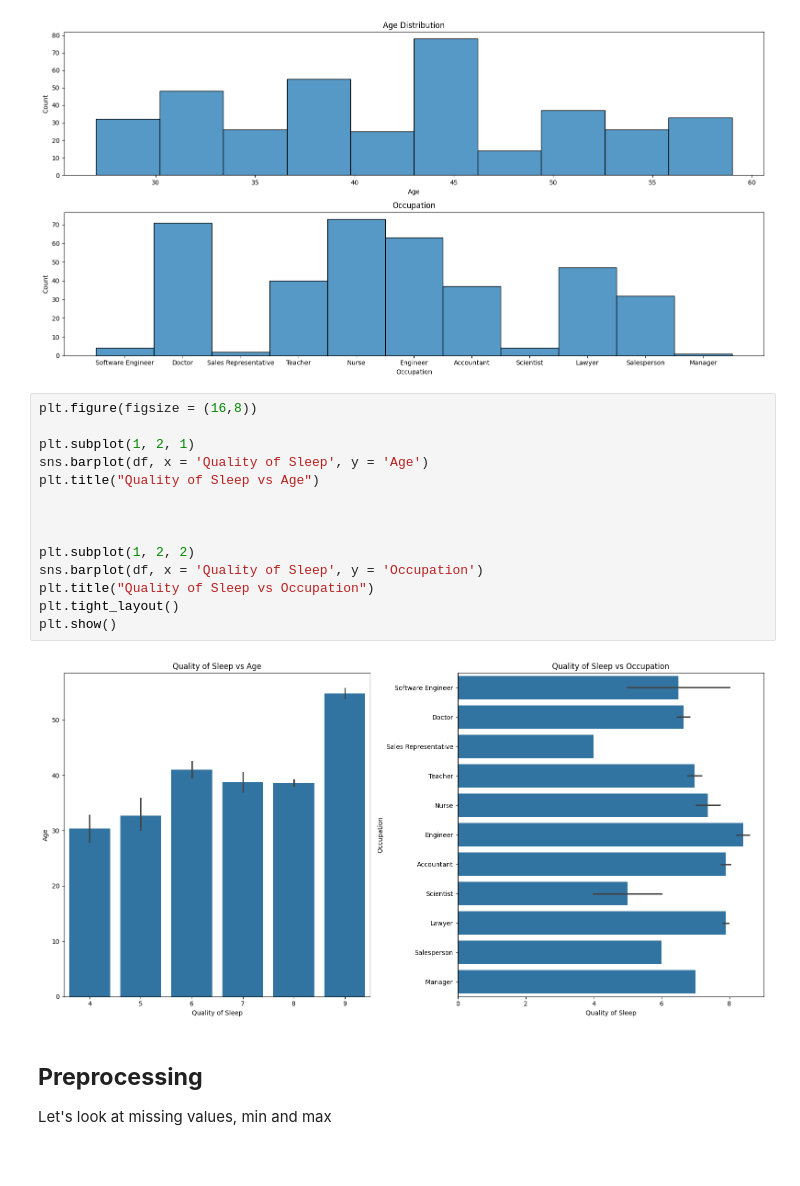
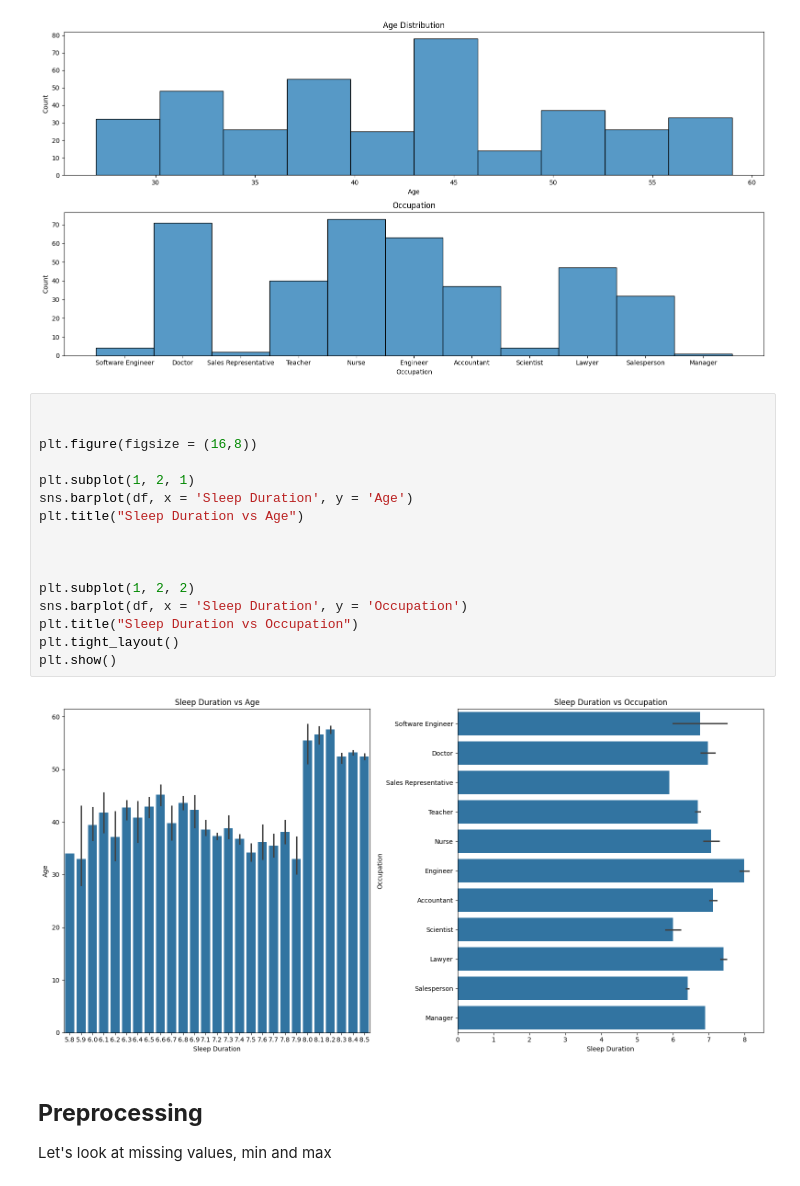
Before and after one commit to Doug-Vo/ML-Self-Project, a Jupyter notebook: Spring_2026/Sleep.ipynb, the cells around one changed output. Cells and saved outputs as stored; diff of their text form.

```diff
--- a/Spring_2026/Sleep.ipynb
+++ b/Spring_2026/Sleep.ipynb
@@ -83,21 +86,23 @@ plt.show()
 # %% [output]
 [figure]
 # %%
+
+
 plt.figure(figsize = (16,8))
 
 plt.subplot(1, 2, 1)
-sns.barplot(df, x = 'Quality of Sleep', y = 'Age')
-plt.title("Quality of Sleep vs Age")
+sns.barplot(df, x = 'Sleep Duration', y = 'Age')
+plt.title("Sleep Duration vs Age")
 
 
 
 plt.subplot(1, 2, 2)
-sns.barplot(df, x = 'Quality of Sleep', y = 'Occupation')
-plt.title("Quality of Sleep vs Occupation")
+sns.barplot(df, x = 'Sleep Duration', y = 'Occupation')
+plt.title("Sleep Duration vs Occupation")
 plt.tight_layout()
 plt.show()
 # %% [output]
-[figure, old version]
+[figure, new version]
 # %% [markdown]
 ## **Preprocessing**
 
```
Also changed, not shown: parts of 16 cells of this notebook.
